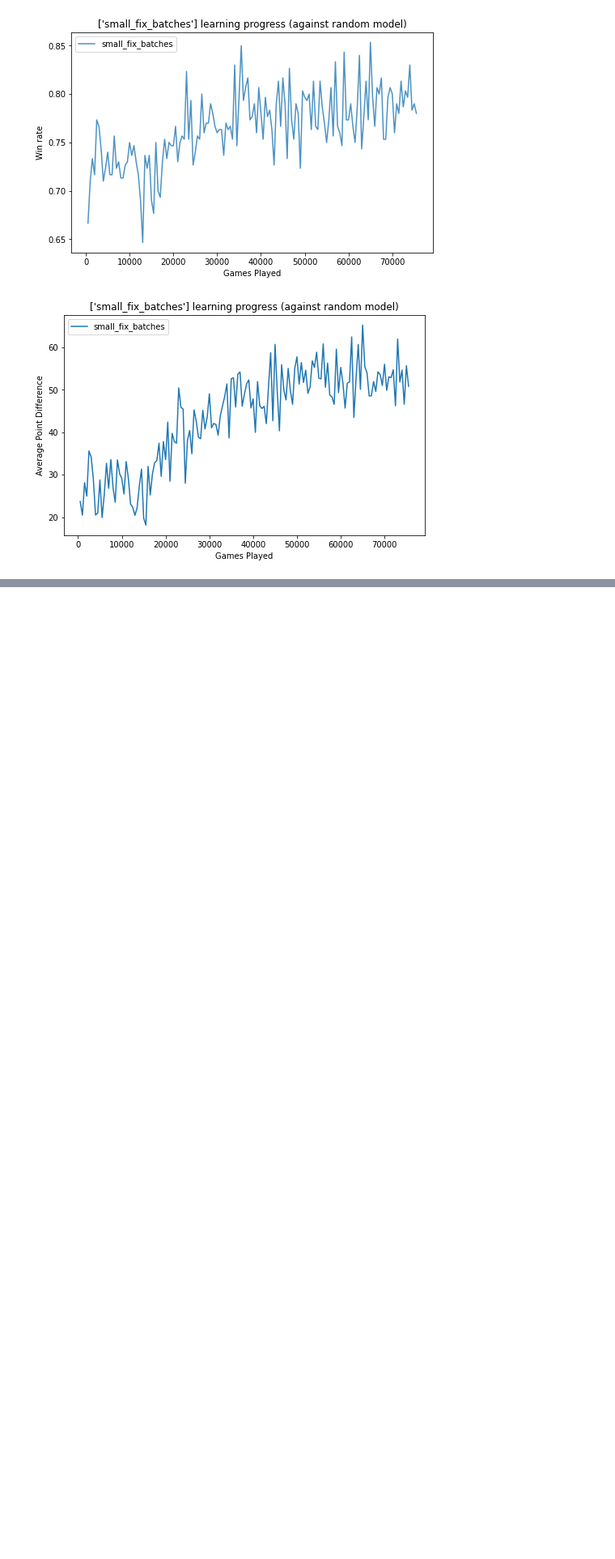
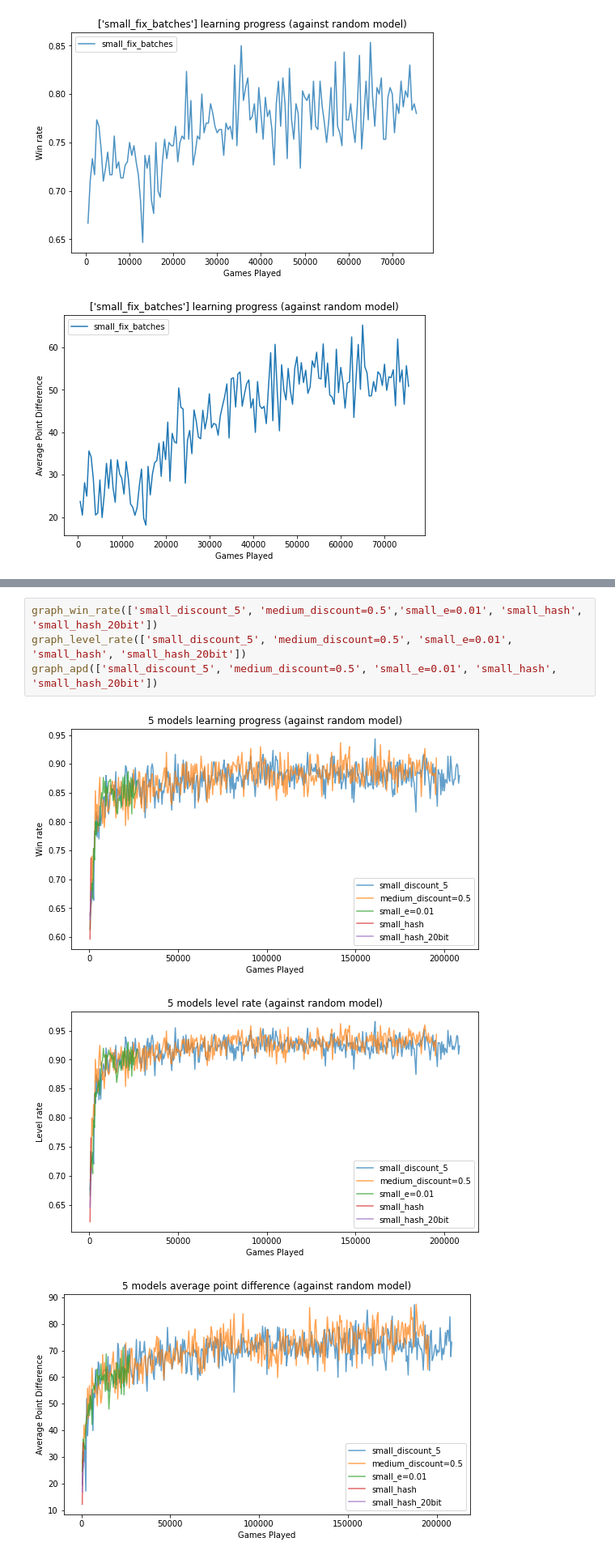
Before and after one commit to yanlai00/shengji_plus, a Jupyter notebook: analysis/plots.ipynb, the cells around one changed output, grey strips where cells are left out. Shown at 81% size. Saved outputs shown, nothing was run; the diff lists cells and outputs as text; blank space fills up the shorter version.

```diff
--- a/analysis/plots.ipynb
+++ b/analysis/plots.ipynb
@@ -77,0 +93,8 @@ graph_apd(['small_fix_batches', 'small_discount=0.7', 'small_discount=0.75', 'sm
+# %%
+graph_win_rate(['small_discount_5', 'medium_discount=0.5','small_e=0.01', 'small_hash', 'small_hash_20bit'])
+graph_level_rate(['small_discount_5', 'medium_discount=0.5', 'small_e=0.01', 'small_hash', 'small_hash_20bit'])
+graph_apd(['small_discount_5', 'medium_discount=0.5', 'small_e=0.01', 'small_hash', 'small_hash_20bit'])
+# %% [output]
+[figure, added]
+[figure, added]
+[figure, added]
```
Also changed, not shown: parts of 4 cells of this notebook, 16 other files.
